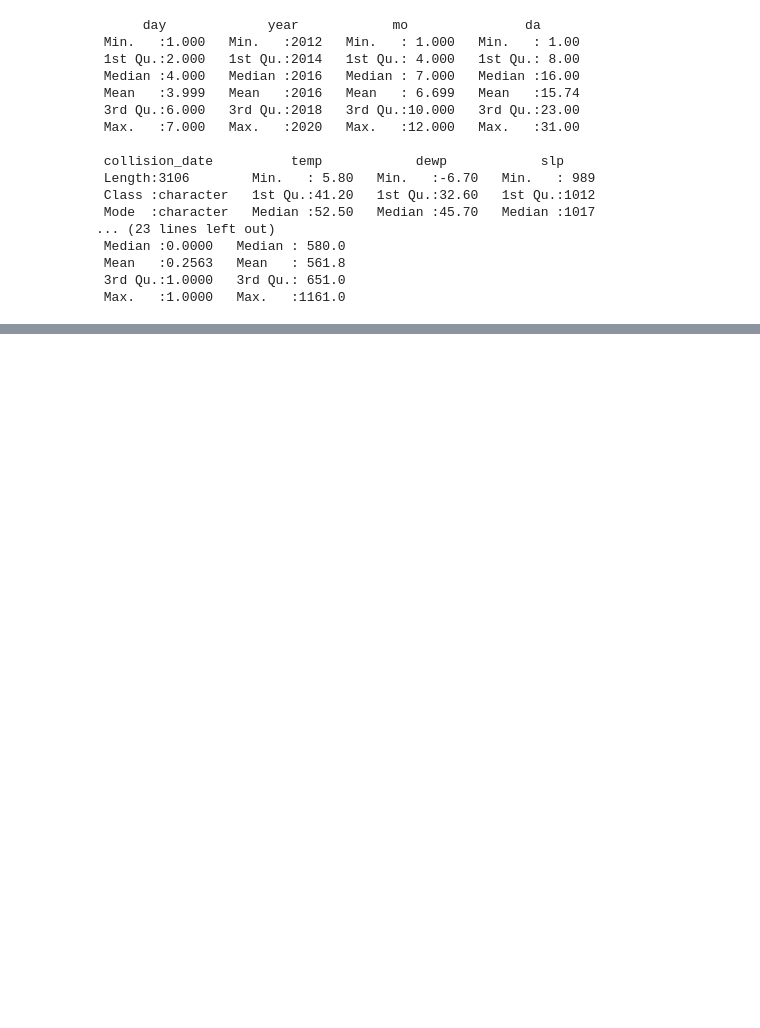
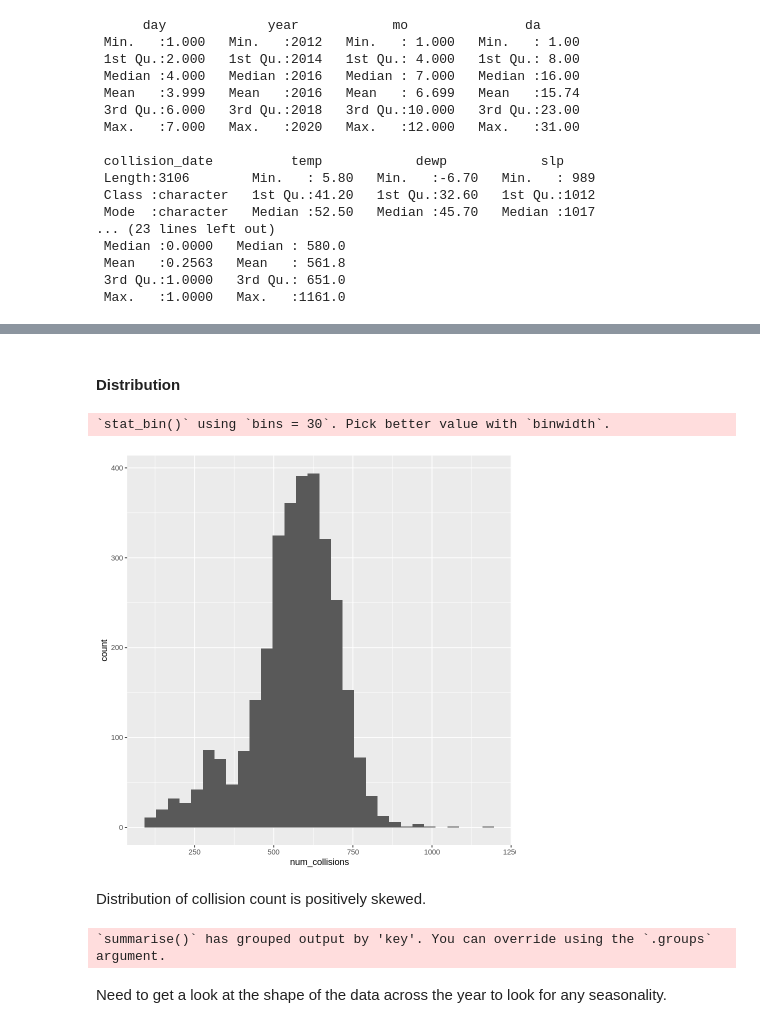
Before and after one commit to AaronM44/DAOTW-Assignment-1, a Jupyter notebook: Assignment1.ipynb, the cells around one changed output, grey strips where cells are left out. Drawn from its saved outputs; the diff is of its cells as text; code cells hidden in the pictures; blank space fills up the shorter version.

```diff
--- a/Assignment1.ipynb
+++ b/Assignment1.ipynb
@@ -142,0 +169,26 @@ Median: 580
+# %% [markdown]
+#### Distribution
+# %%
+p_num_collisions <- ggplot(collated_clean, aes(x = num_collisions)) +
+  geom_histogram()
+
+p_num_collisions
+# %% [output]
+`stat_bin()` using `bins = 30`. Pick better value with `binwidth`.
+[figure, added]
+# %% [markdown]
+Distribution of collision count is positively skewed.
+# %%
+missing.values <- collated_clean %>%
+    gather(key = "key", value = "val") %>%
+    mutate(is.missing = is.na(val)) %>%
+    group_by(key, is.missing) %>%
+    summarise(num.missing = n()) %>%
+    filter(is.missing == T) %>%
+    select(-is.missing) %>%
+    arrange(desc(num.missing))
+# %% [output]
+`summarise()` has grouped output by 'key'. You can override using the `.groups`
+argument.
+# %% [markdown]
+Need to get a look at the shape of the data across the year to look for any seasonality.
```
Also changed, not shown: parts of 94 cells of this notebook.
